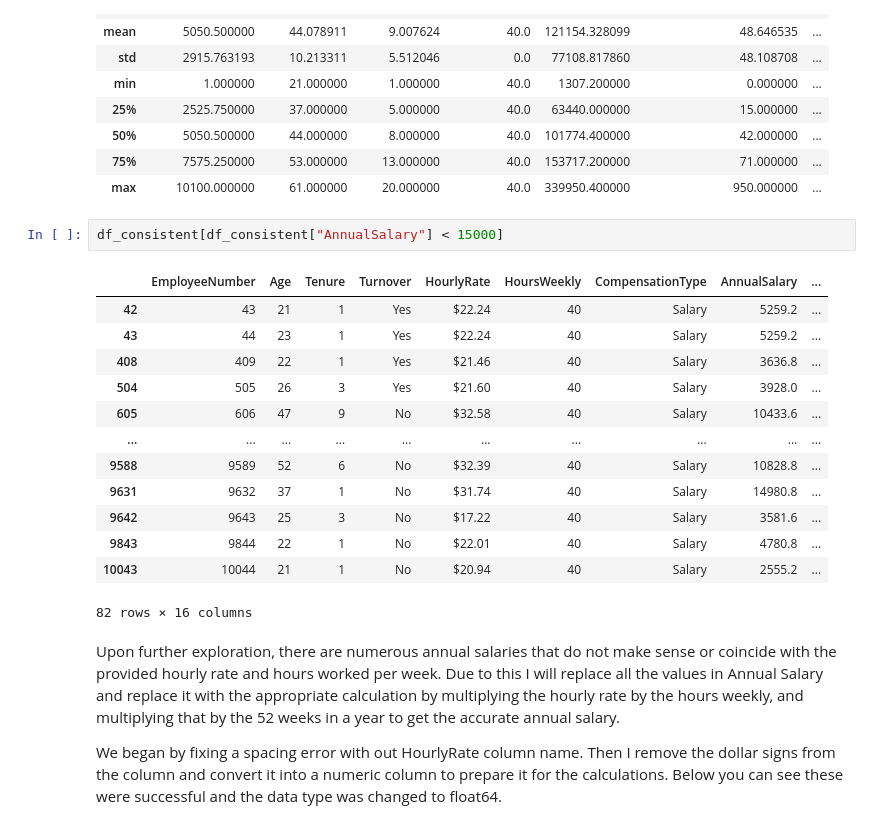
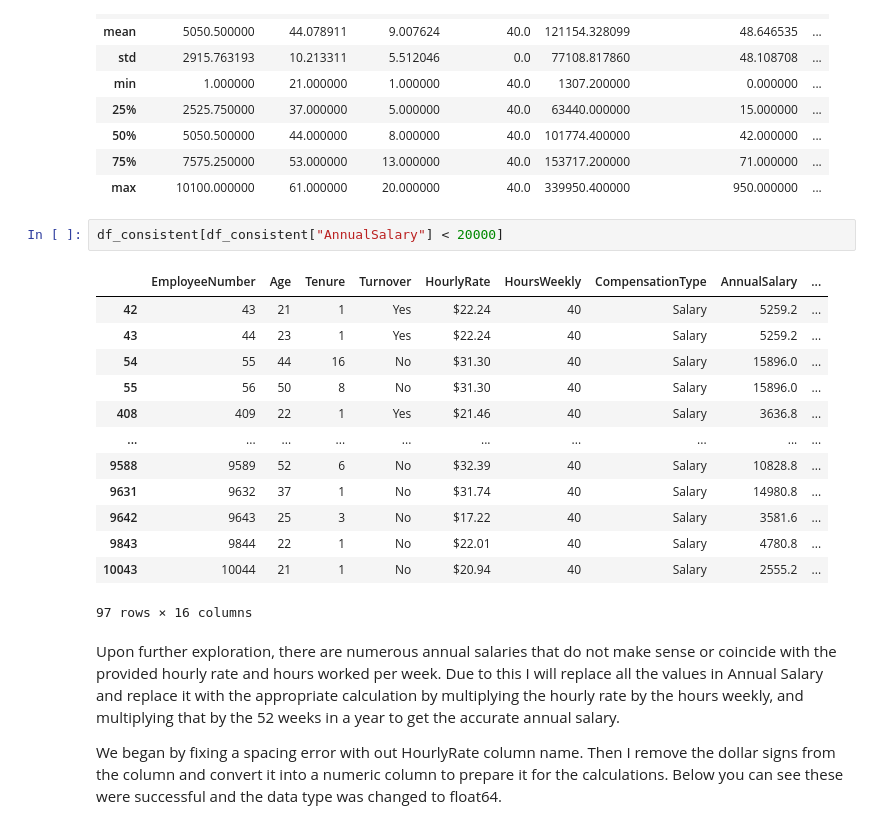
Before and after one commit to HarmonZ7/WGU, a Jupyter notebook: D599/Task 1/Data Report.ipynb, the cells around one changed output. Saved outputs shown, nothing was run; the diff lists cells and outputs as text.

```diff
--- a/D599/Task 1/Data Report.ipynb
+++ b/D599/Task 1/Data Report.ipynb
@@ -285,21 +285,21 @@ df_consistent.describe()
 | 75% | 7575.250000 | 53.000000 | 13.000000 | 40.0 | 153717.200000 | 71.000000 | ... |
 | max | 10100.000000 | 61.000000 | 20.000000 | 40.0 | 339950.400000 | 950.000000 | ... |
 # %%
-df_consistent[df_consistent["AnnualSalary"] < 15000]
+df_consistent[df_consistent["AnnualSalary"] < 20000]
 # %% [output]
 |  | EmployeeNumber | Age | Tenure | Turnover | HourlyRate | HoursWeekly | CompensationType | AnnualSalary | ... |
 | 42 | 43 | 21 | 1 | Yes | $22.24 | 40 | Salary | 5259.2 | ... |
 | 43 | 44 | 23 | 1 | Yes | $22.24 | 40 | Salary | 5259.2 | ... |
+| 54 | 55 | 44 | 16 | No | $31.30 | 40 | Salary | 15896.0 | ... |
+| 55 | 56 | 50 | 8 | No | $31.30 | 40 | Salary | 15896.0 | ... |
 | 408 | 409 | 22 | 1 | Yes | $21.46 | 40 | Salary | 3636.8 | ... |
-| 504 | 505 | 26 | 3 | Yes | $21.60 | 40 | Salary | 3928.0 | ... |
-| 605 | 606 | 47 | 9 | No | $32.58 | 40 | Salary | 10433.6 | ... |
 | ... | ... | ... | ... | ... | ... | ... | ... | ... | ... |
 | 9588 | 9589 | 52 | 6 | No | $32.39 | 40 | Salary | 10828.8 | ... |
 | 9631 | 9632 | 37 | 1 | No | $31.74 | 40 | Salary | 14980.8 | ... |
 | 9642 | 9643 | 25 | 3 | No | $17.22 | 40 | Salary | 3581.6 | ... |
 | 9843 | 9844 | 22 | 1 | No | $22.01 | 40 | Salary | 4780.8 | ... |
 | 10043 | 10044 | 21 | 1 | No | $20.94 | 40 | Salary | 2555.2 | ... |
-82 rows × 16 columns
+97 rows × 16 columns
 # %% [markdown]
 Upon further exploration, there are numerous annual salaries that do not make sense or coincide with the provided hourly rate and hours worked per week. Due to this I will replace all the values in Annual Salary and replace it with the appropriate calculation by multiplying the hourly rate by the hours weekly, and multiplying that by the 52 weeks in a year to get the accurate annual salary.
 
```
Also changed, not shown: 1 other file.
